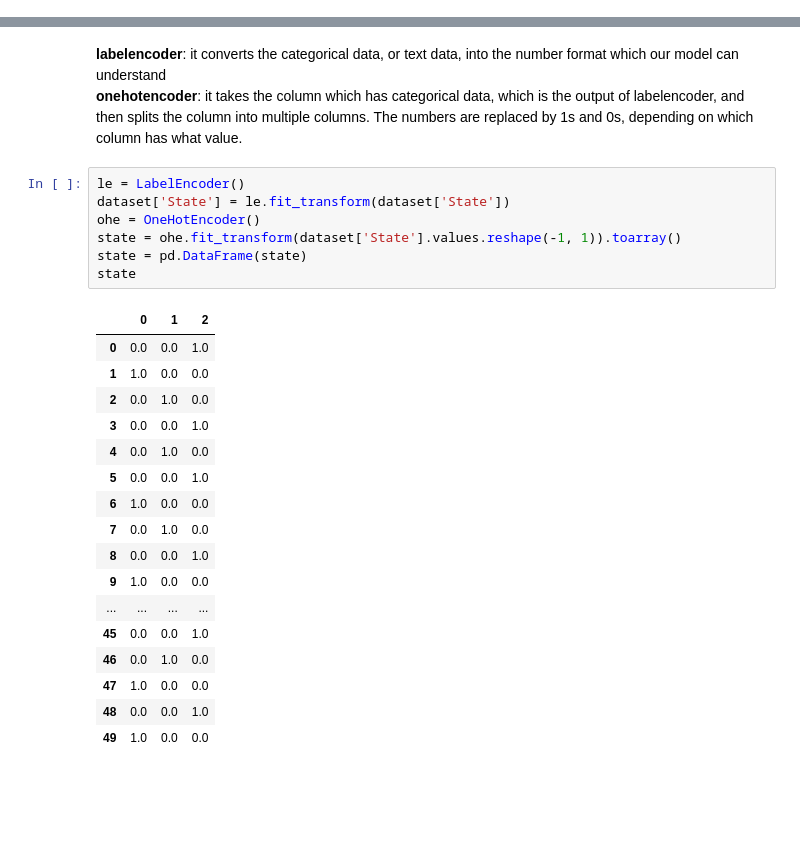
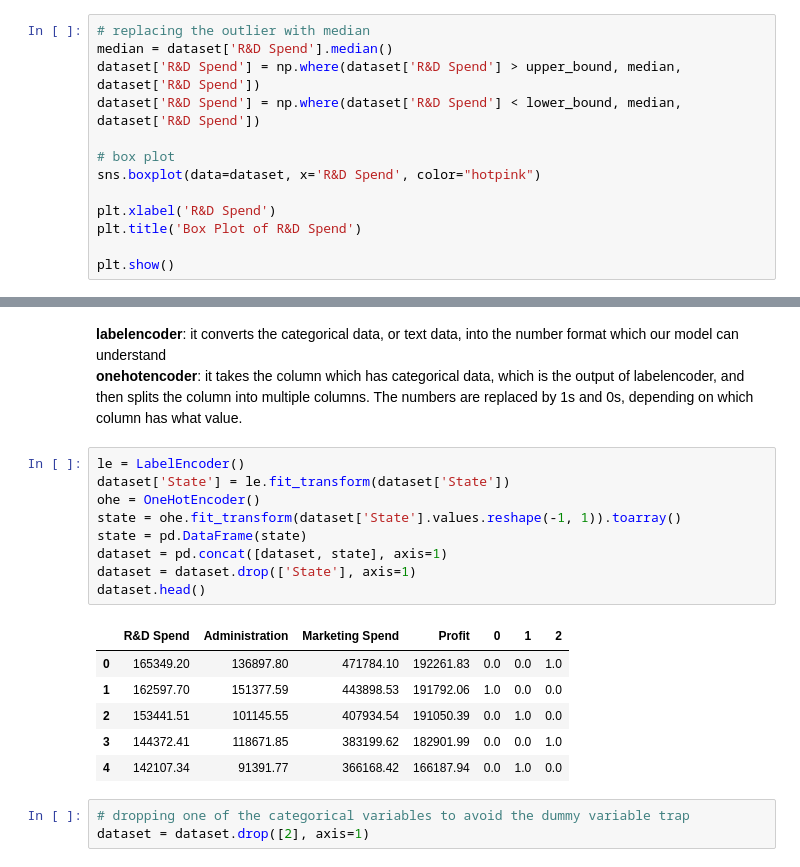
Before and after one commit to xizzax/Predictions-of-Startup-Profits, a Jupyter notebook: project.ipynb, the cells around one changed output, grey strips where cells are left out. Cells and saved outputs as stored; diff of their text form; blank space fills up the shorter version.

Commit message:
models and plots

```diff
--- a/project.ipynb
+++ b/project.ipynb
@@ -321,3 +321,16 @@ plt.title('Box Plot of Profit')
 plt.show()
 # %% [output]
 [figure]
+# %%
+# replacing the outlier with median
+median = dataset['R&D Spend'].median()
+dataset['R&D Spend'] = np.where(dataset['R&D Spend'] > upper_bound, median, dataset['R&D Spend'])
+dataset['R&D Spend'] = np.where(dataset['R&D Spend'] < lower_bound, median, dataset['R&D Spend'])
+
+# box plot
+sns.boxplot(data=dataset, x='R&D Spend', color="hotpink")
+
+plt.xlabel('R&D Spend')
+plt.title('Box Plot of R&D Spend')
+
+plt.show()
@@ -340,25 +355,19 @@ from sklearn.preprocessing import LabelEncoder, OneHotEncoder
 # %%
 le = LabelEncoder()
 dataset['State'] = le.fit_transform(dataset['State'])
 ohe = OneHotEncoder()
 state = ohe.fit_transform(dataset['State'].values.reshape(-1, 1)).toarray()
 state = pd.DataFrame(state)
-state
+dataset = pd.concat([dataset, state], axis=1)
+dataset = dataset.drop(['State'], axis=1)
+dataset.head()
 # %% [output]
-|  | 0 | 1 | 2 |
-| 0 | 0.0 | 0.0 | 1.0 |
-| 1 | 1.0 | 0.0 | 0.0 |
-| 2 | 0.0 | 1.0 | 0.0 |
-| 3 | 0.0 | 0.0 | 1.0 |
-| 4 | 0.0 | 1.0 | 0.0 |
-| 5 | 0.0 | 0.0 | 1.0 |
-| 6 | 1.0 | 0.0 | 0.0 |
-| 7 | 0.0 | 1.0 | 0.0 |
-| 8 | 0.0 | 0.0 | 1.0 |
-| 9 | 1.0 | 0.0 | 0.0 |
-| ... | ... | ... | ... |
-| 45 | 0.0 | 0.0 | 1.0 |
-| 46 | 0.0 | 1.0 | 0.0 |
-| 47 | 1.0 | 0.0 | 0.0 |
-| 48 | 0.0 | 0.0 | 1.0 |
-| 49 | 1.0 | 0.0 | 0.0 |
+|  | R&D Spend | Administration | Marketing Spend | Profit | 0 | 1 | 2 |
+| 0 | 165349.20 | 136897.80 | 471784.10 | 192261.83 | 0.0 | 0.0 | 1.0 |
+| 1 | 162597.70 | 151377.59 | 443898.53 | 191792.06 | 1.0 | 0.0 | 0.0 |
+| 2 | 153441.51 | 101145.55 | 407934.54 | 191050.39 | 0.0 | 1.0 | 0.0 |
+| 3 | 144372.41 | 118671.85 | 383199.62 | 182901.99 | 0.0 | 0.0 | 1.0 |
+| 4 | 142107.34 | 91391.77 | 366168.42 | 166187.94 | 0.0 | 1.0 | 0.0 |
+# %%
+# dropping one of the categorical variables to avoid the dummy variable trap
+dataset = dataset.drop([2], axis=1)
```
Also changed, not shown: parts of 31 cells of this notebook.
